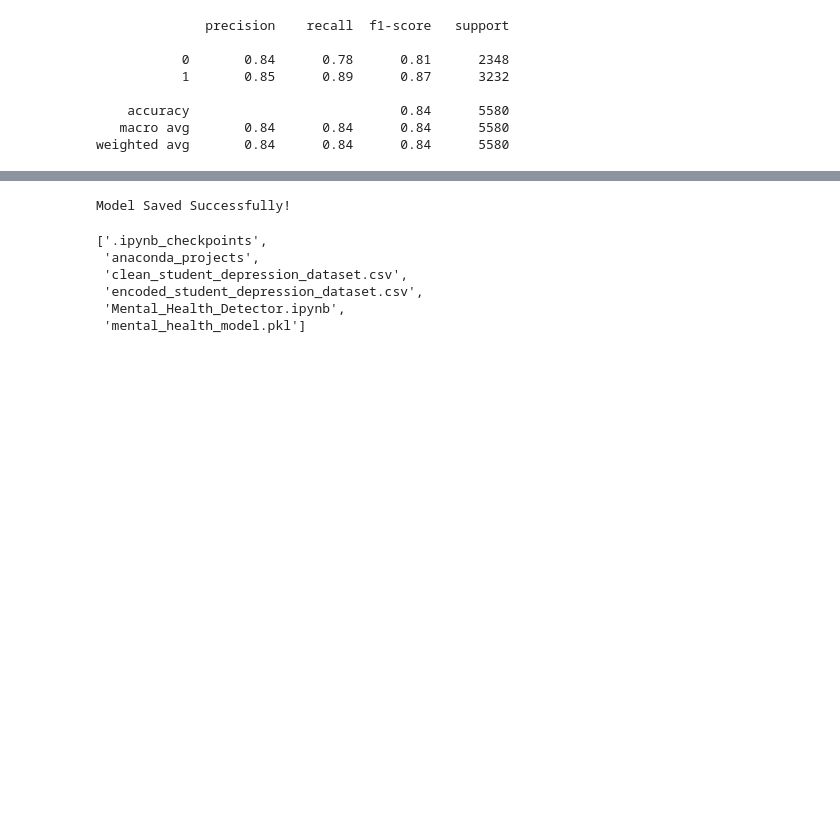
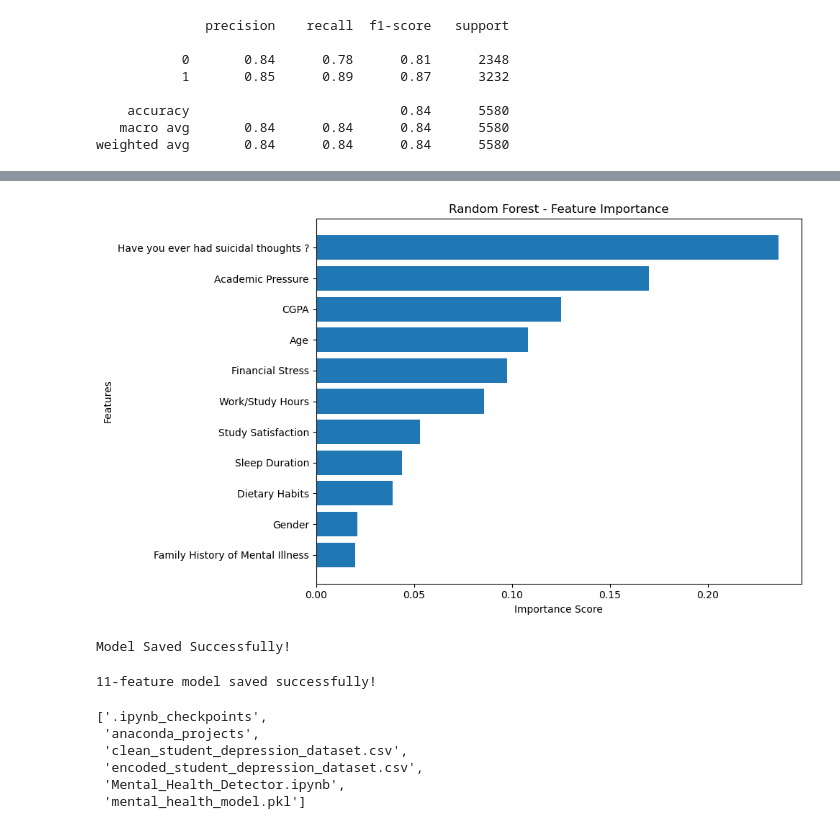
Before and after one commit to Sara-Salith/student-mental-health-detector, a Jupyter notebook: Notebook/Mental_Health_Detector.ipynb, the cells around one changed output, grey strips where cells are left out. Drawn from its saved outputs; the diff is of its cells as text; code cells hidden in the pictures; blank space fills up the shorter version.

```diff
--- a/Notebook/Mental_Health_Detector.ipynb
+++ b/Notebook/Mental_Health_Detector.ipynb
@@ -403,7 +410,9 @@ df_encoded.shape
 # %% [output]
 (27898, 14)
 # %%
-X = df_encoded.drop('Depression', axis=1)
+X = df_encoded.drop(
+    columns=['Depression', 'Work Pressure', 'Job Satisfaction']
+)
 
 y = df_encoded['Depression']
 # %%
@@ -534,0 +593,14 @@ results_df
+# %%
+import pandas as pd
+
+feature_importance = pd.DataFrame({
+    "Feature": X_train.columns,
+    "Importance": model_rf.feature_importances_
+})
+
+feature_importance = feature_importance.sort_values(
+    by="Importance",
+    ascending=False
+)
+
+print(feature_importance)
@@ -535,3 +620,22 @@ results_df
+# %%
+import matplotlib.pyplot as plt
+
+plt.figure(figsize=(10, 6))
+
+plt.barh(
+    feature_importance["Feature"],
+    feature_importance["Importance"]
+)
+
+plt.xlabel("Importance Score")
+plt.ylabel("Features")
+plt.title("Random Forest - Feature Importance")
+
+plt.gca().invert_yaxis()
+plt.tight_layout()
+plt.show()
+# %% [output]
+[figure, added]
 # %%
 import pickle
 
@@ -540,6 +644,17 @@ pickle.dump(model_lr, open('mental_health_model.pkl', 'wb'))
 print("Model Saved Successfully!")
 # %% [output]
 Model Saved Successfully!
+# %%
+import joblib
+import os
+
+os.makedirs("../Model", exist_ok=True)
+
+joblib.dump(model_lr, "../Model/mental_health_model.pkl")
+
+print("11-feature model saved successfully!")
+# %% [output]
+11-feature model saved successfully!
 # %%
 import os
 
```
Also changed, not shown: parts of 19 cells of this notebook, 7 other files.
